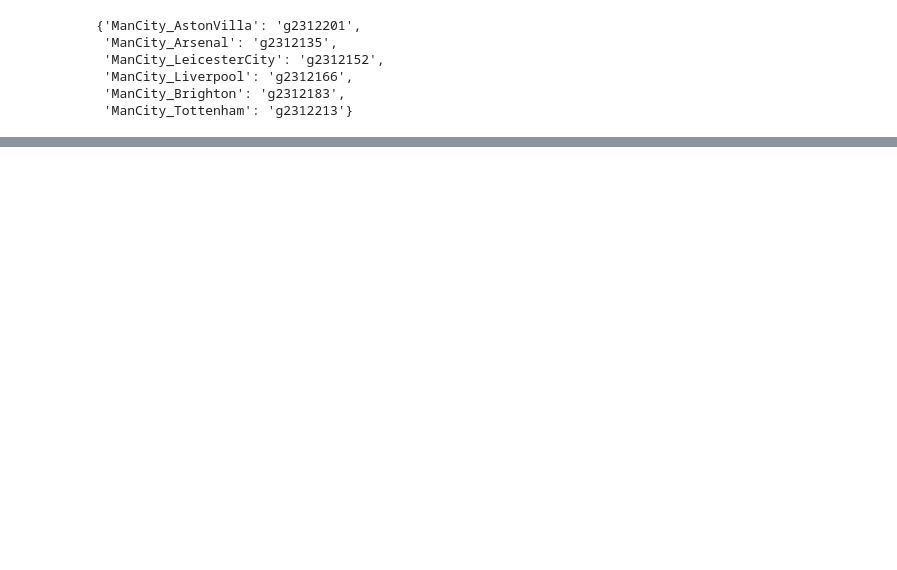
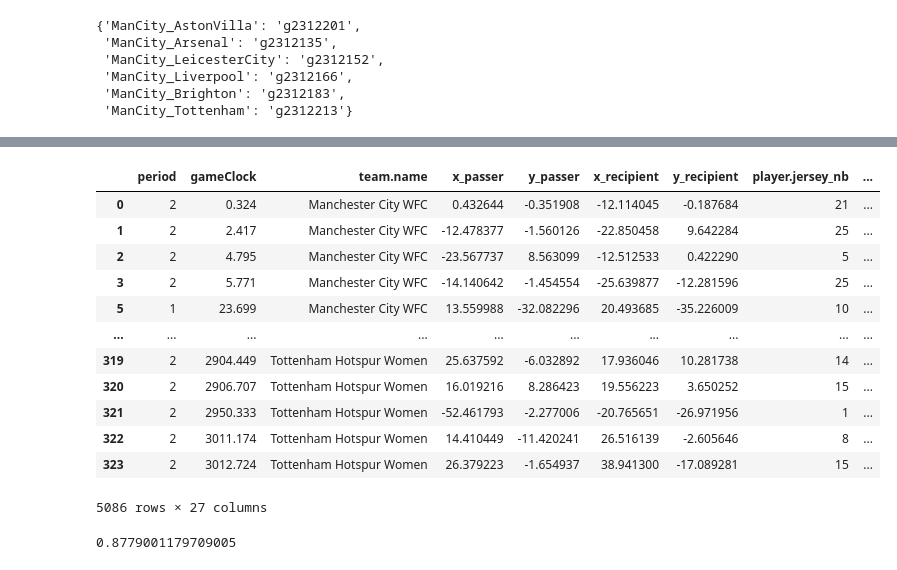
Before and after one commit to fstorme/ManHackathonIrmes, a Jupyter notebook: second_phase/1_Features.ipynb, the cells around one changed output, grey strips where cells are left out. Drawn from its saved outputs; the diff is of its cells as text; code cells hidden in the pictures; blank space fills up the shorter version.

```diff
--- a/second_phase/1_Features.ipynb
+++ b/second_phase/1_Features.ipynb
@@ -83 +90,8 @@ if False :
+# %%
+game = 'ManCity_Arsenal'
+match_tracking = MatchTracking(tracking_file=event_to_tracking[game], event_file=game)
+pass_events = PassEvents(event_file=game)
+
+# Synchronisation de la position du passeur et receveur
+pass_events.update_position(match_tracking=match_tracking)
 # %%
@@ -127,0 +119,20 @@ See the caveats in the documentation: https://pandas.pydata.org/pandas-docs/stab
+# %%
+train_set
+# %% [output]
+|  | period | gameClock | team.name | x_passer | y_passer | x_recipient | y_recipient | player.jersey_nb | ... |
+| 0 | 2 | 0.324 | Manchester City WFC | 0.432644 | -0.351908 | -12.114045 | -0.187684 | 21 | ... |
+| 1 | 2 | 2.417 | Manchester City WFC | -12.478377 | -1.560126 | -22.850458 | 9.642284 | 25 | ... |
+| 2 | 2 | 4.795 | Manchester City WFC | -23.567737 | 8.563099 | -12.512533 | 0.422290 | 5 | ... |
+| 3 | 2 | 5.771 | Manchester City WFC | -14.140642 | -1.454554 | -25.639877 | -12.281596 | 25 | ... |
+| 5 | 1 | 23.699 | Manchester City WFC | 13.559988 | -32.082296 | 20.493685 | -35.226009 | 10 | ... |
+| ... | ... | ... | ... | ... | ... | ... | ... | ... | ... |
+| 319 | 2 | 2904.449 | Tottenham Hotspur Women | 25.637592 | -6.032892 | 17.936046 | 10.281738 | 14 | ... |
+| 320 | 2 | 2906.707 | Tottenham Hotspur Women | 16.019216 | 8.286423 | 19.556223 | 3.650252 | 15 | ... |
+| 321 | 2 | 2950.333 | Tottenham Hotspur Women | -52.461793 | -2.277006 | -20.765651 | -26.971956 | 1 | ... |
+| 322 | 2 | 3011.174 | Tottenham Hotspur Women | 14.410449 | -11.420241 | 26.516139 | -2.605646 | 8 | ... |
+| 323 | 2 | 3012.724 | Tottenham Hotspur Women | 26.379223 | -1.654937 | 38.941300 | -17.089281 | 15 | ... |
+5086 rows × 27 columns
+# %%
+train_set.completed.mean()
+# %% [output]
+0.8779001179709005
```
Also changed, not shown: parts of 4 cells of this notebook, 4 other files.
